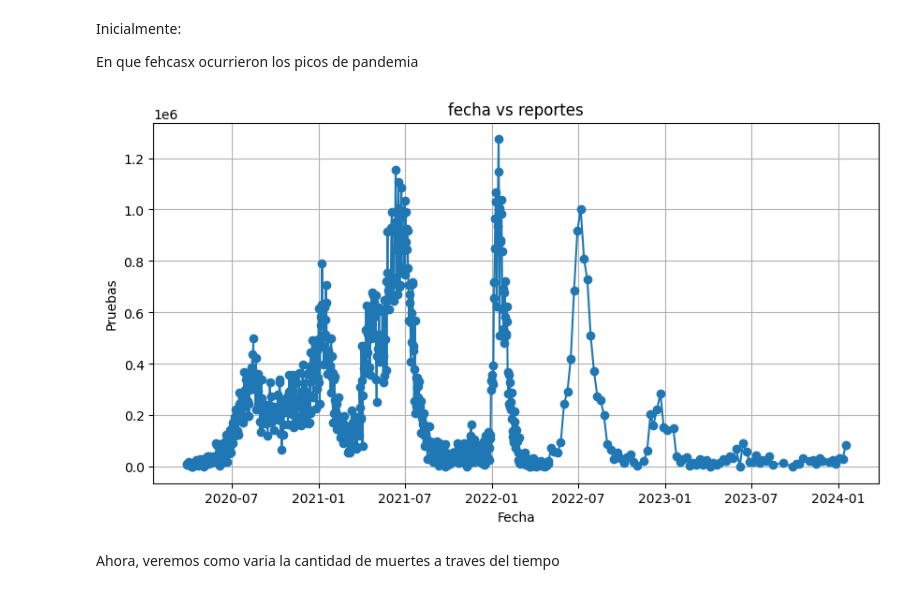
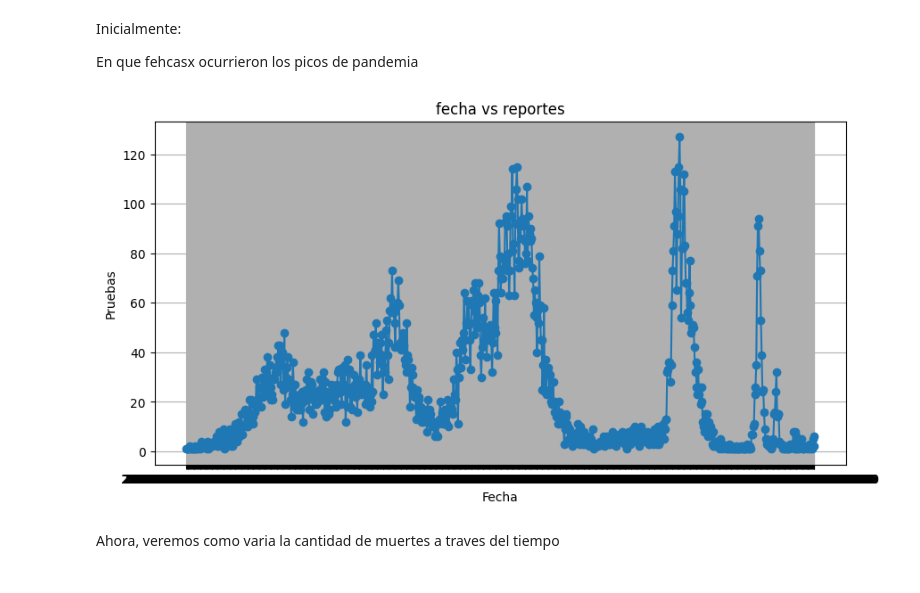
Before and after one commit to jorgebaena01/proyecto-youtube, a Jupyter notebook: probando.ipynb, the cells around one changed output. Cells and saved outputs as stored; diff of their text form; code cells hidden in the pictures.

Commit message:
manana se procede a limpiar los datos

```diff
--- a/probando.ipynb
+++ b/probando.ipynb
@@ -18,2 +15,0 @@ df['fecha_reporte_web'].dtype
-# %%
-df['fecha_reporte_web']=pd.to_datetime(df['fecha_reporte_web'])
@@ -35,0 +16,7 @@ df1.head()
+# %%
+df['fecha_reporte_web'].dtype
+#df['fecha_reporte_web']=pd.to_datetime(df['fecha_reporte_web'])
+print(df['fecha_reporte_web'].dtype)
+df1=df["fecha_reporte_web"].value_counts().sort_index()
+
+df1
@@ -36,7 +38,7 @@ df1.head()
 # %%
-df1=df1.sort_values('fecha_reporte_web')
+#df1=df1.sort_values()
 #print(df1.columns)
-df1=df1.rename(columns={"Unnamed: 0":"datos-POR-fecha"})
+#df1=df1.rename(columns={"Unnamed: 0":"datos-POR-fecha"})
 # %% [markdown]
 Inicialmente:
 
@@ -44,22 +46,21 @@ En que fehcasx ocurrieron los picos de pandemia
 # %%
 import matplotlib
 import matplotlib.pyplot as plt
-
-
-x=df1['datos-POR-fecha']
+plt.style.use('default')
+x=df1
 
 x1=x.index.tolist()
 y1=x.tolist()
 
-plt.figure(figsize=(10,5))
+plt.figure(figsize=(10,5), facecolor='white')
 plt.plot(x1, y1, marker='o')
 plt.title('fecha vs reportes')
 plt.xlabel('Fecha')
 plt.ylabel('Pruebas')
 plt.grid(True)
 plt.show()
 # %% [output]
-[figure, old version]
+[figure, new version]
 # %% [markdown]
 Ahora, veremos como varia la cantidad de muertes a traves del tiempo
 # %%
```
Also changed, not shown: parts of 11 cells of this notebook, 2 other files.
